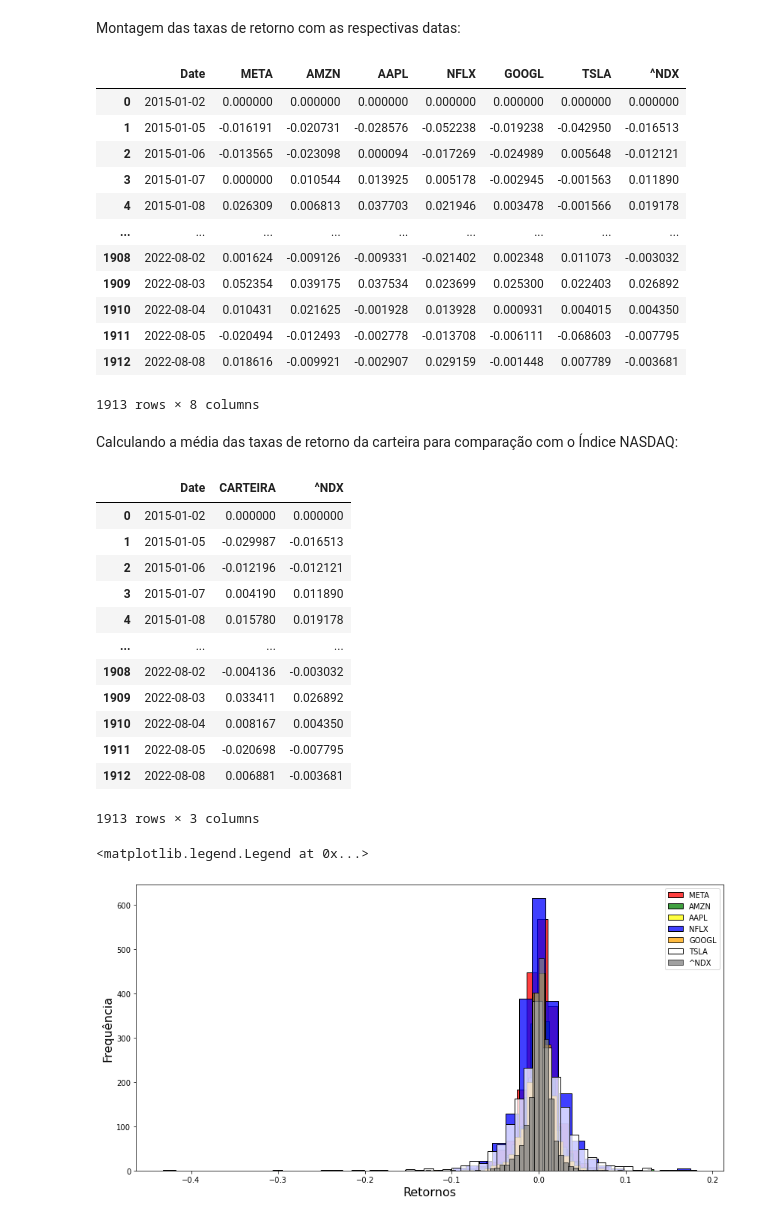
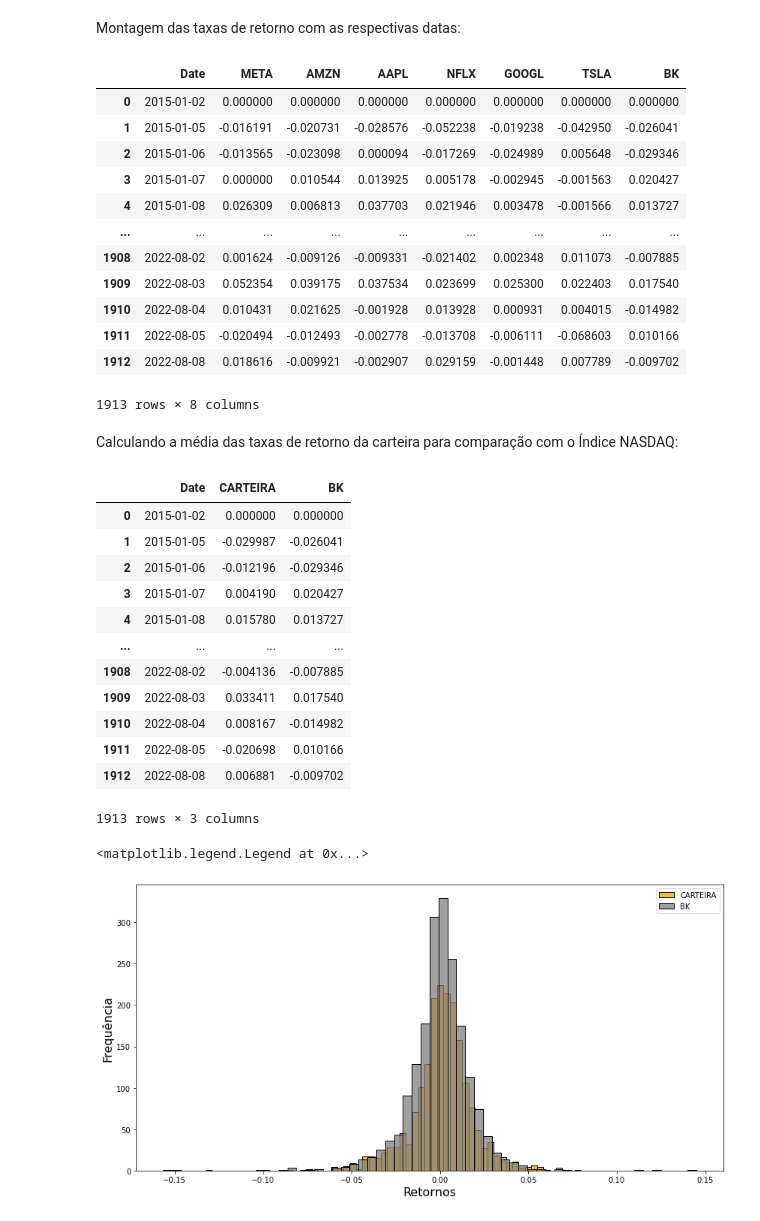
Before and after one commit to demetriusjube/ppca-aedi, a Jupyter notebook: anova/anova.ipynb, the cells around one changed output. Saved outputs shown, nothing was run; the diff lists cells and outputs as text; code cells hidden in the pictures.

```diff
--- a/anova/anova.ipynb
+++ b/anova/anova.ipynb
@@ -35,7 +35,7 @@ from scipy.stats import levene, bartlett, f, norm, f_oneway
 pio.renderers.default = 'notebook_connected'
 
 # Define as ações
-acoes = ['META','AMZN', 'AAPL', 'NFLX', 'GOOGL', 'TSLA', '^NDX']
+acoes = ['META','AMZN', 'AAPL', 'NFLX', 'GOOGL', 'TSLA', 'BK']
 # %% [markdown]
 Recuperação dos dados das ações da carteira:
 # %%
@@ -95,18 +95,18 @@ taxas_retorno_date = pd.concat([date, taxas_retorno], axis=1)
 taxas_retorno_date = taxas_retorno_date.fillna(0)
 taxas_retorno_date
 # %% [output]
-|  | Date | META | AMZN | AAPL | NFLX | GOOGL | TSLA | ^NDX |
+|  | Date | META | AMZN | AAPL | NFLX | GOOGL | TSLA | BK |
 | 0 | 2015-01-02 | 0.000000 | 0.000000 | 0.000000 | 0.000000 | 0.000000 | 0.000000 | 0.000000 |
-| 1 | 2015-01-05 | -0.016191 | -0.020731 | -0.028576 | -0.052238 | -0.019238 | -0.042950 | -0.016513 |
-| 2 | 2015-01-06 | -0.013565 | -0.023098 | 0.000094 | -0.017269 | -0.024989 | 0.005648 | -0.012121 |
-| 3 | 2015-01-07 | 0.000000 | 0.010544 | 0.013925 | 0.005178 | -0.002945 | -0.001563 | 0.011890 |
-| 4 | 2015-01-08 | 0.026309 | 0.006813 | 0.037703 | 0.021946 | 0.003478 | -0.001566 | 0.019178 |
+| 1 | 2015-01-05 | -0.016191 | -0.020731 | -0.028576 | -0.052238 | -0.019238 | -0.042950 | -0.026041 |
+| 2 | 2015-01-06 | -0.013565 | -0.023098 | 0.000094 | -0.017269 | -0.024989 | 0.005648 | -0.029346 |
+| 3 | 2015-01-07 | 0.000000 | 0.010544 | 0.013925 | 0.005178 | -0.002945 | -0.001563 | 0.020427 |
+| 4 | 2015-01-08 | 0.026309 | 0.006813 | 0.037703 | 0.021946 | 0.003478 | -0.001566 | 0.013727 |
 | ... | ... | ... | ... | ... | ... | ... | ... | ... |
-| 1908 | 2022-08-02 | 0.001624 | -0.009126 | -0.009331 | -0.021402 | 0.002348 | 0.011073 | -0.003032 |
-| 1909 | 2022-08-03 | 0.052354 | 0.039175 | 0.037534 | 0.023699 | 0.025300 | 0.022403 | 0.026892 |
-| 1910 | 2022-08-04 | 0.010431 | 0.021625 | -0.001928 | 0.013928 | 0.000931 | 0.004015 | 0.004350 |
-| 1911 | 2022-08-05 | -0.020494 | -0.012493 | -0.002778 | -0.013708 | -0.006111 | -0.068603 | -0.007795 |
-| 1912 | 2022-08-08 | 0.018616 | -0.009921 | -0.002907 | 0.029159 | -0.001448 | 0.007789 | -0.003681 |
+| 1908 | 2022-08-02 | 0.001624 | -0.009126 | -0.009331 | -0.021402 | 0.002348 | 0.011073 | -0.007885 |
+| 1909 | 2022-08-03 | 0.052354 | 0.039175 | 0.037534 | 0.023699 | 0.025300 | 0.022403 | 0.017540 |
+| 1910 | 2022-08-04 | 0.010431 | 0.021625 | -0.001928 | 0.013928 | 0.000931 | 0.004015 | -0.014982 |
+| 1911 | 2022-08-05 | -0.020494 | -0.012493 | -0.002778 | -0.013708 | -0.006111 | -0.068603 | 0.010166 |
+| 1912 | 2022-08-08 | 0.018616 | -0.009921 | -0.002907 | 0.029159 | -0.001448 | 0.007789 | -0.009702 |
 1913 rows × 8 columns
 # %% [markdown]
 Calculando a média das taxas de retorno da carteira para comparação com o Índice NASDAQ:
@@ -114,38 +114,38 @@ Calculando a média das taxas de retorno da carteira para comparação com o Ín
 taxas_retorno_date["CARTEIRA"] = (taxas_retorno_date['META'] + taxas_retorno_date['AMZN'] +
                                    taxas_retorno_date['AAPL'] + taxas_retorno_date['NFLX'] +
                                    taxas_retorno_date['GOOGL'] +taxas_retorno_date['TSLA'] )/6
-taxas_retorno_port = taxas_retorno_date.filter(["Date", "CARTEIRA", "^NDX"])
+taxas_retorno_port = taxas_retorno_date.filter(["Date", "CARTEIRA", "BK"])
 taxas_retorno_port = taxas_retorno_port.fillna(0)
 taxas_retorno_port
 # %% [output]
-|  | Date | CARTEIRA | ^NDX |
+|  | Date | CARTEIRA | BK |
 | 0 | 2015-01-02 | 0.000000 | 0.000000 |
-| 1 | 2015-01-05 | -0.029987 | -0.016513 |
-| 2 | 2015-01-06 | -0.012196 | -0.012121 |
-| 3 | 2015-01-07 | 0.004190 | 0.011890 |
-| 4 | 2015-01-08 | 0.015780 | 0.019178 |
+| 1 | 2015-01-05 | -0.029987 | -0.026041 |
+| 2 | 2015-01-06 | -0.012196 | -0.029346 |
+| 3 | 2015-01-07 | 0.004190 | 0.020427 |
+| 4 | 2015-01-08 | 0.015780 | 0.013727 |
 | ... | ... | ... | ... |
-| 1908 | 2022-08-02 | -0.004136 | -0.003032 |
-| 1909 | 2022-08-03 | 0.033411 | 0.026892 |
-| 1910 | 2022-08-04 | 0.008167 | 0.004350 |
-| 1911 | 2022-08-05 | -0.020698 | -0.007795 |
-| 1912 | 2022-08-08 | 0.006881 | -0.003681 |
+| 1908 | 2022-08-02 | -0.004136 | -0.007885 |
+| 1909 | 2022-08-03 | 0.033411 | 0.017540 |
+| 1910 | 2022-08-04 | 0.008167 | -0.014982 |
+| 1911 | 2022-08-05 | -0.020698 | 0.010166 |
+| 1912 | 2022-08-08 | 0.006881 | -0.009702 |
 1913 rows × 3 columns
 # %%
 fig, ax = plt.subplots(figsize=(14,7))
-ax = sns.histplot(taxas_retorno_date['META'], bins=40, label='META', color = 'red')
-ax = sns.histplot(taxas_retorno_date['AMZN'], bins=40, label='AMZN', color='green')
-ax = sns.histplot(taxas_retorno_date['AAPL'], bins=40, label='AAPL', color='yellow')
-ax = sns.histplot(taxas_retorno_date['NFLX'], bins=40, label='NFLX', color='blue')
-ax = sns.histplot(taxas_retorno_date['GOOGL'], bins=40, label='GOOGL', color='orange')
-ax = sns.histplot(taxas_retorno_date['TSLA'], bins=40, label='TSLA', color='white')
-ax = sns.histplot(taxas_retorno_date['^NDX'], bins=40, label='^NDX', color='gray')
+# ax = sns.histplot(taxas_retorno_date['META'], bins=40, label='META', color = 'red')
+# ax = sns.histplot(taxas_retorno_date['AMZN'], bins=40, label='AMZN', color='green')
+# ax = sns.histplot(taxas_retorno_date['AAPL'], bins=40, label='AAPL', color='yellow')
+# ax = sns.histplot(taxas_retorno_date['NFLX'], bins=40, label='NFLX', color='blue')
+# ax = sns.histplot(taxas_retorno_date['GOOGL'], bins=40, label='GOOGL', color='orange')
+ax = sns.histplot(taxas_retorno_date['CARTEIRA'], bins=60, label='CARTEIRA', color='orange')
+ax = sns.histplot(taxas_retorno_date['BK'], bins=60, label='BK', color='gray')
 ax.set_xlabel("Retornos",fontsize=16)
 ax.set_ylabel("Frequência",fontsize=16)
 plt.legend()
 # %% [output]
 <matplotlib.legend.Legend at 0x...>
-[figure, old version]
+[figure, new version]
 # %% [markdown]
 Com esses dados, poderemos checar as condições para saber se o teste ANOVA é viável.
 
```
Also changed, not shown: parts of 16 cells of this notebook, 1 other file.
